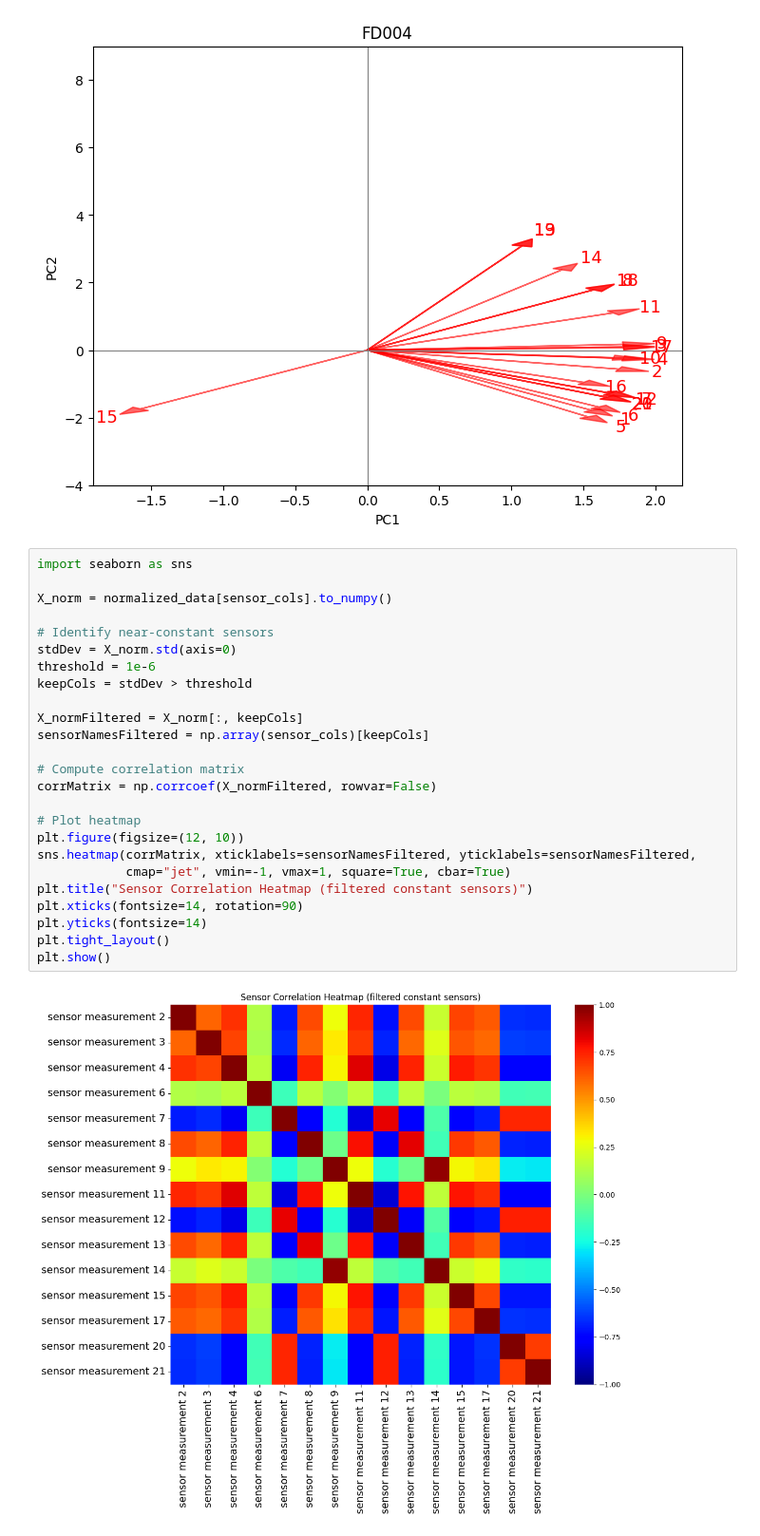
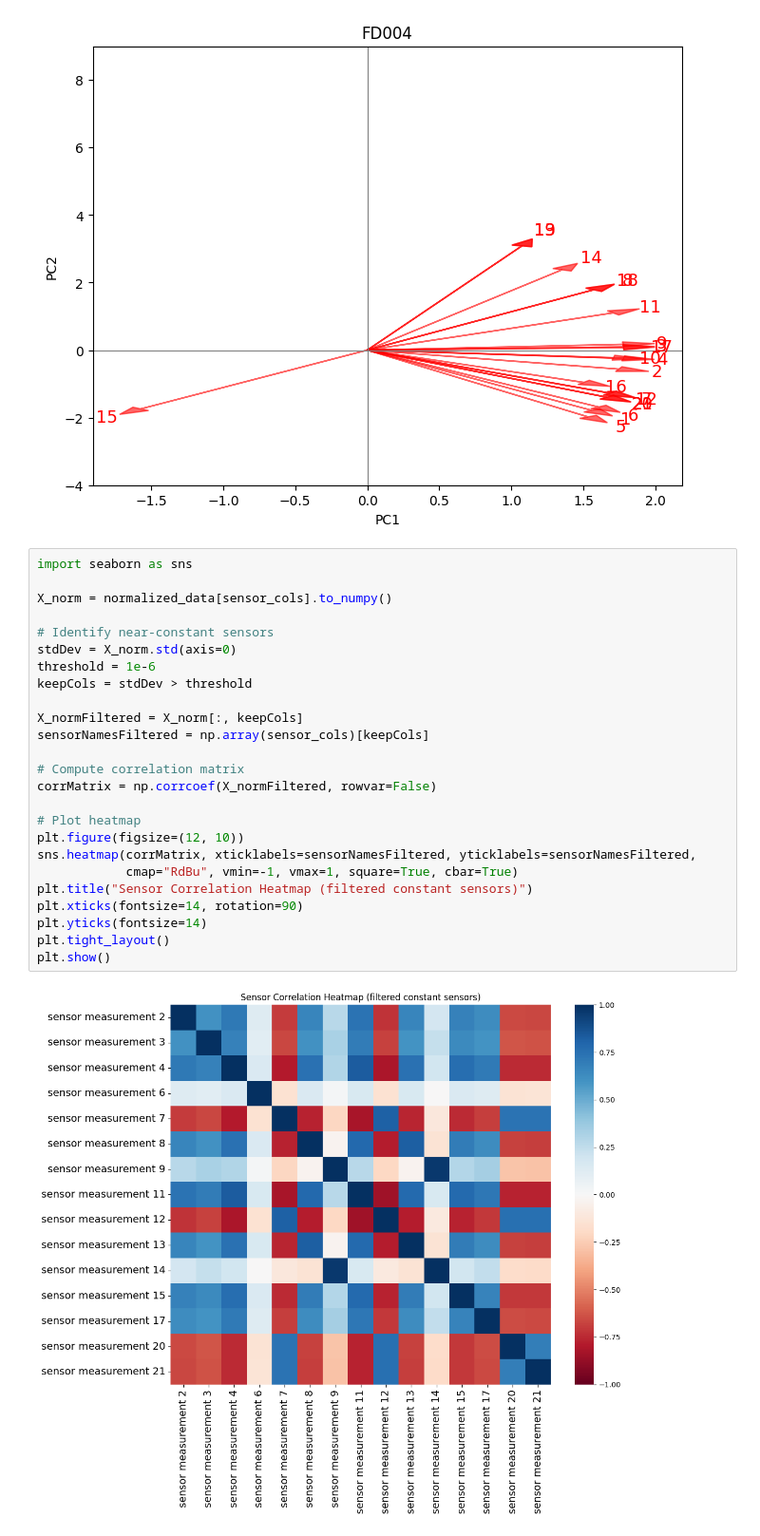
Before and after one commit to Vondras1/TurbofanEngine, a Jupyter notebook: project.ipynb, the cells around one changed output. Shown at 95% size. Saved outputs shown, nothing was run; the diff lists cells and outputs as text.

Commit message:
Changing color of a heatmap

```diff
--- a/project.ipynb
+++ b/project.ipynb
@@ -320,27 +320,27 @@ plot_PCA(fd4, "FD004")
 # %%
 import seaborn as sns
 
 X_norm = normalized_data[sensor_cols].to_numpy()
 
 # Identify near-constant sensors
 stdDev = X_norm.std(axis=0)
 threshold = 1e-6
 keepCols = stdDev > threshold
 
 X_normFiltered = X_norm[:, keepCols]
 sensorNamesFiltered = np.array(sensor_cols)[keepCols]
 
 # Compute correlation matrix
 corrMatrix = np.corrcoef(X_normFiltered, rowvar=False)
 
 # Plot heatmap
 plt.figure(figsize=(12, 10))
 sns.heatmap(corrMatrix, xticklabels=sensorNamesFiltered, yticklabels=sensorNamesFiltered,
-            cmap="jet", vmin=-1, vmax=1, square=True, cbar=True)
+            cmap="RdBu", vmin=-1, vmax=1, square=True, cbar=True)
 plt.title("Sensor Correlation Heatmap (filtered constant sensors)")
 plt.xticks(fontsize=14, rotation=90)
 plt.yticks(fontsize=14)
 plt.tight_layout()
 plt.show()
 # %% [output]
-[figure, old version]
+[figure, new version]
```
